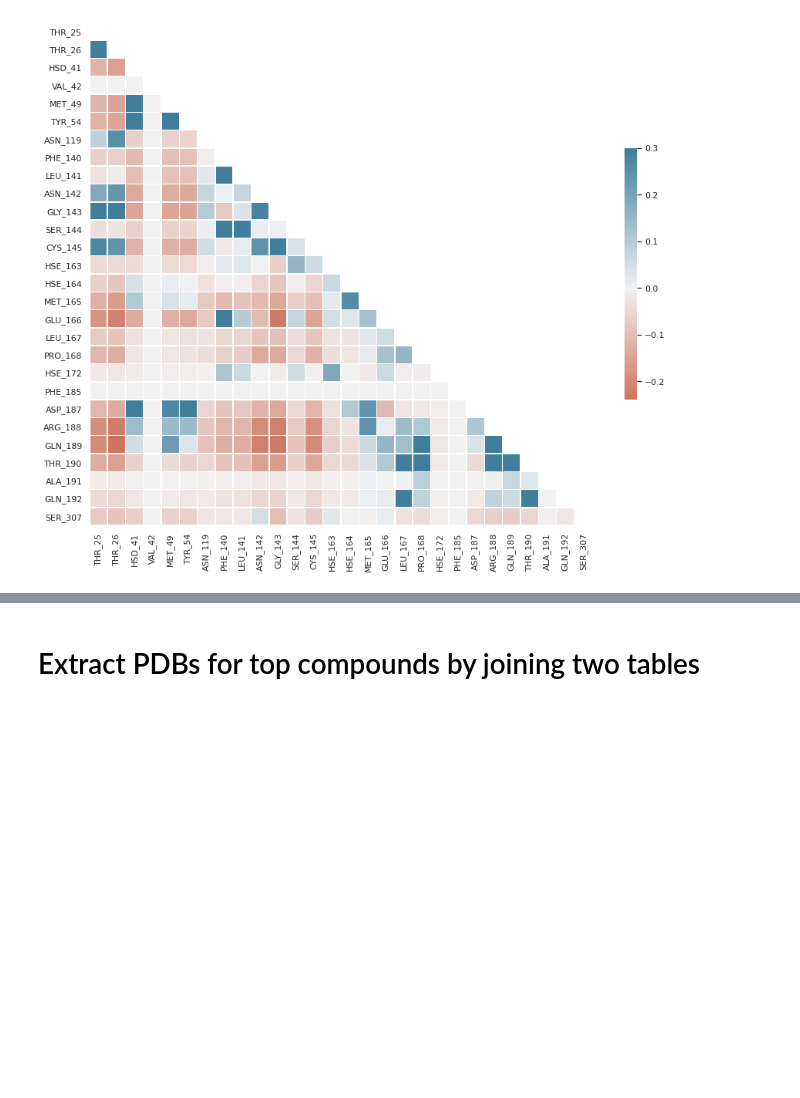
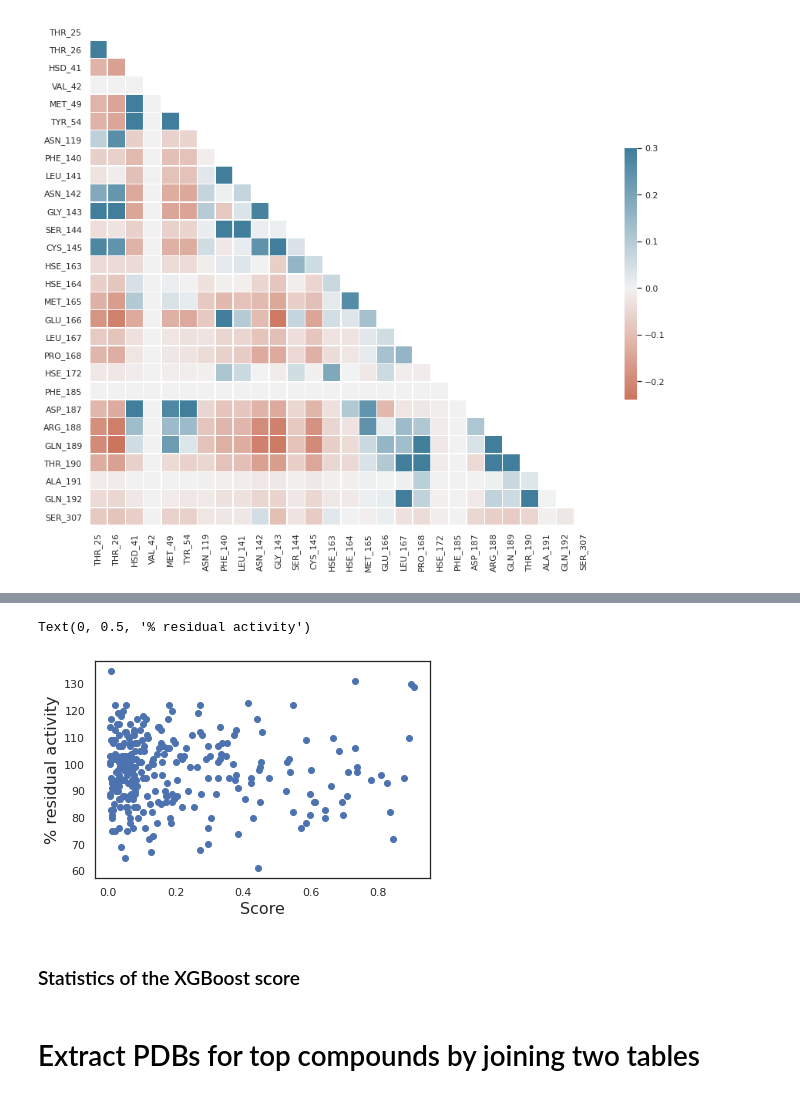
Before and after one commit to jglaser/gigadocking_notebooks, a Jupyter notebook: Gigadocking.ipynb, the cells around one changed output, grey strips where cells are left out. Saved outputs shown, nothing was run; the diff lists cells and outputs as text; code cells hidden in the pictures; blank space fills up the shorter version.

```diff
--- a/Gigadocking.ipynb
+++ b/Gigadocking.ipynb
@@ -188,0 +240,12 @@ sns.heatmap(corr, mask=mask, cmap=cmap, vmax=.3, center=0,
+# %%
+fig, ax = plt.subplots()
+x = df_xgboost.xgb_score
+y = df_xgboost.__residual_activity
+ax.scatter(x,y)
+ax.set_xlabel("Score",fontsize=16)
+ax.set_ylabel("% residual activity",fontsize=16)
+# %% [output]
+Text(0, 0.5, '% residual activity')
+[figure, added]
+# %% [markdown]
+### Statistics of the XGBoost score
```
Also changed, not shown: parts of 5 cells of this notebook.
